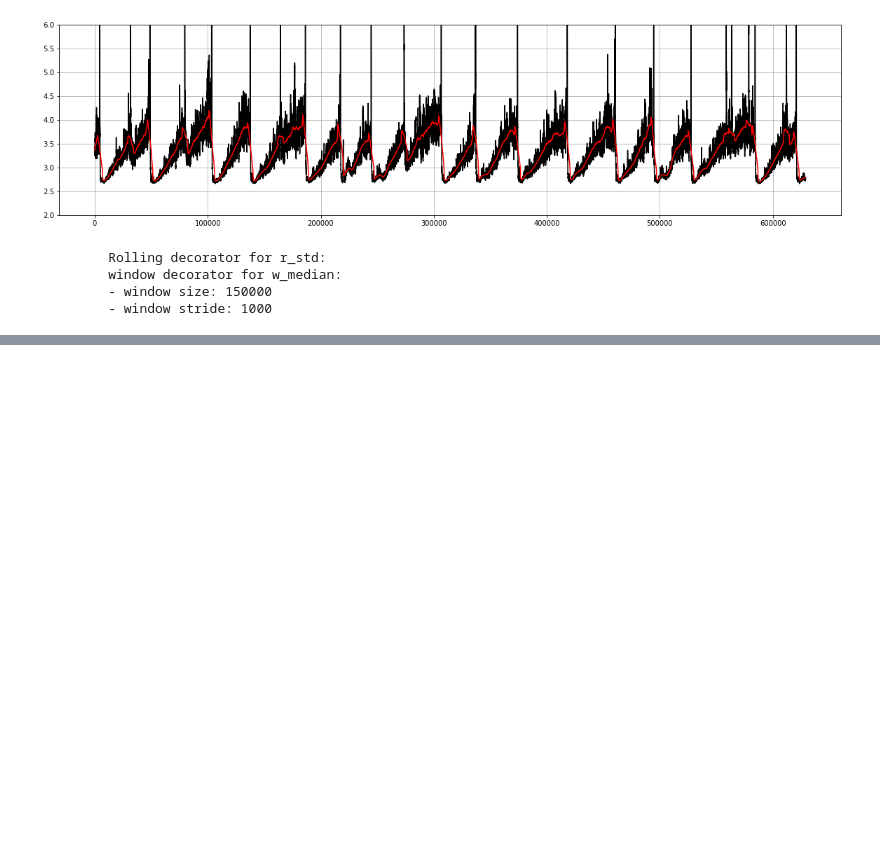
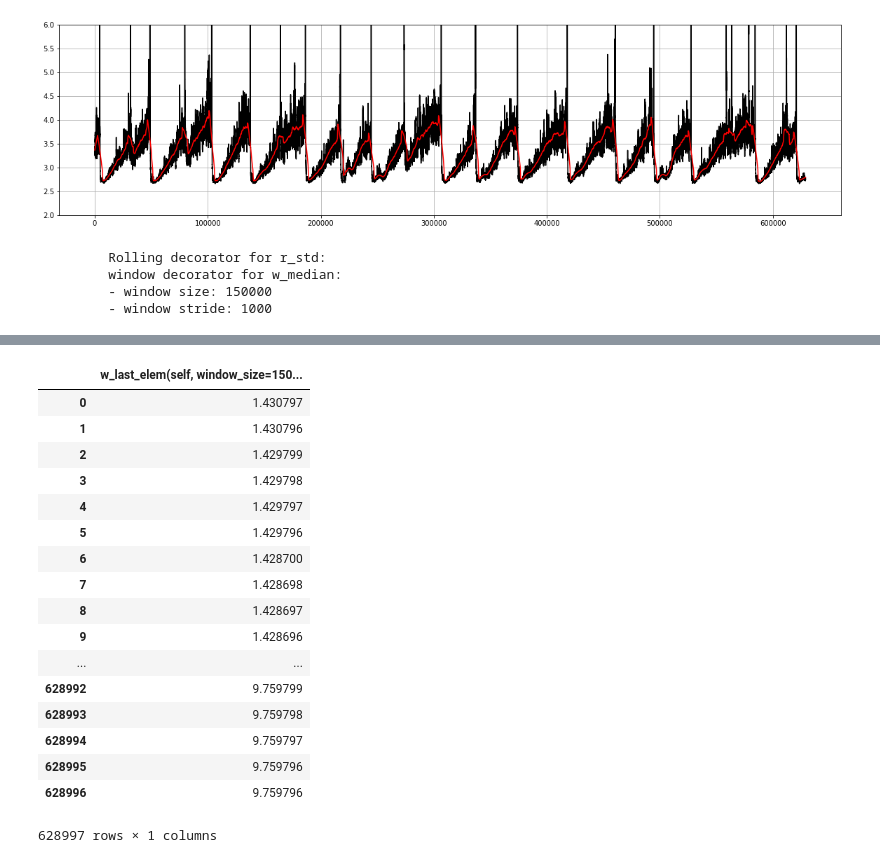
Before and after one commit to SIakovlev/LANL-Earthquake, a Jupyter notebook: src/drafts/e2.ipynb, the cells around one changed output, grey strips where cells are left out. Cells and saved outputs as stored; diff of their text form; code cells hidden in the pictures; blank space fills up the shorter version.

```diff
--- a/src/drafts/e2.ipynb
+++ b/src/drafts/e2.ipynb
@@ -129,0 +96,21 @@ plt.grid(True)
+# %%
+ttf
+# %% [output]
+|  | w_last_elem(self, window_size=150... |
+| 0 | 1.430797 |
+| 1 | 1.430796 |
+| 2 | 1.429799 |
+| 3 | 1.429798 |
+| 4 | 1.429797 |
+| 5 | 1.429796 |
+| 6 | 1.428700 |
+| 7 | 1.428698 |
+| 8 | 1.428697 |
+| 9 | 1.428696 |
+| ... | ... |
+| 628992 | 9.759799 |
+| 628993 | 9.759798 |
+| 628994 | 9.759797 |
+| 628995 | 9.759796 |
+| 628996 | 9.759796 |
+628997 rows × 1 columns
```
Also changed, not shown: parts of 11 cells of this notebook, 13 other files.
